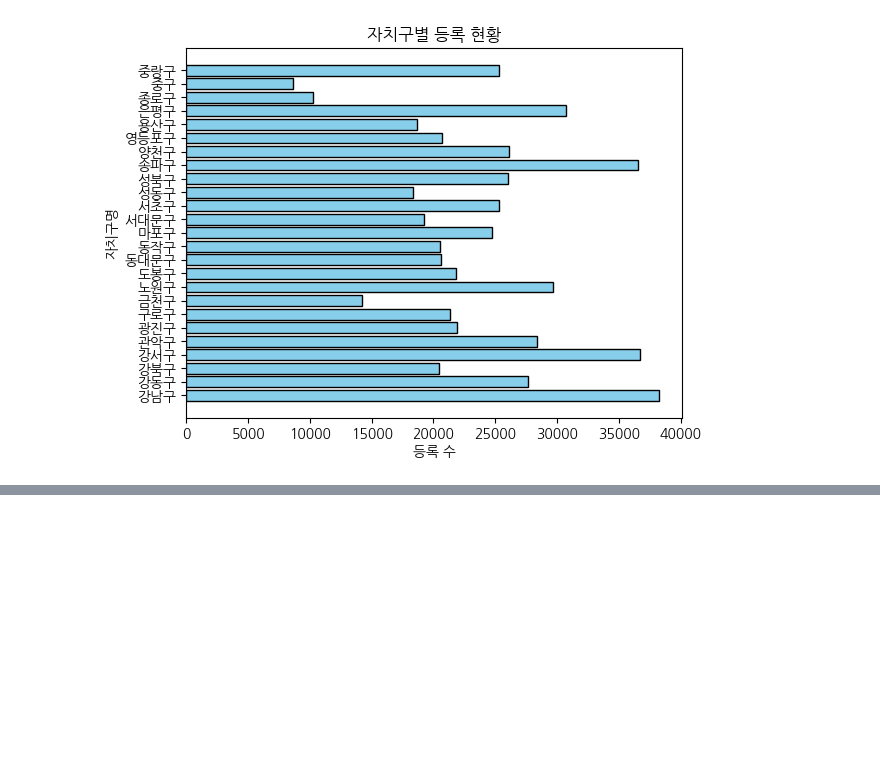
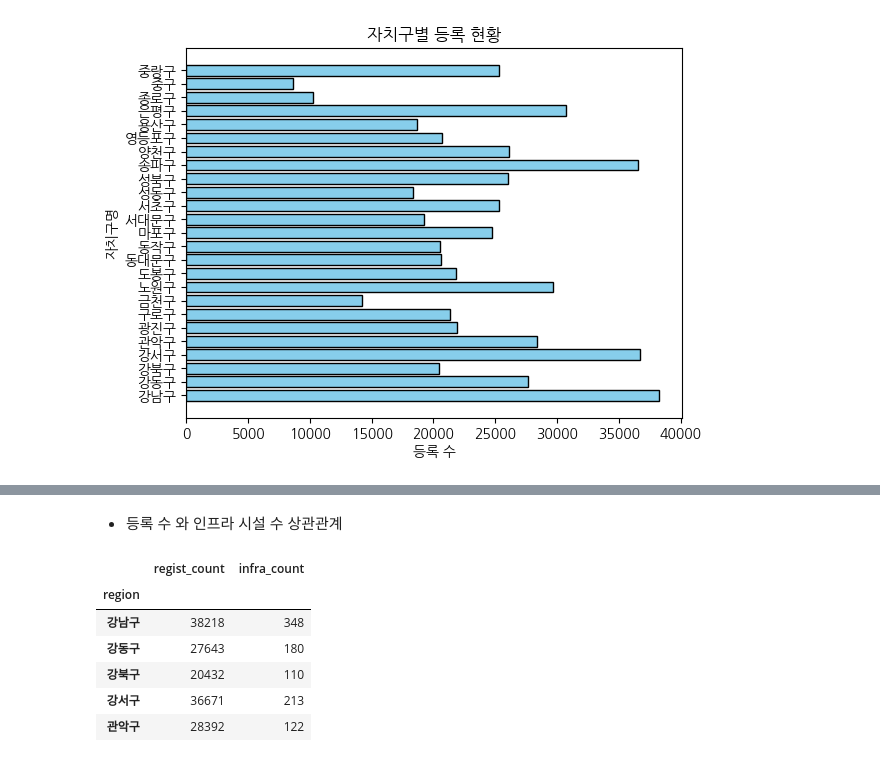
Before and after one commit to addinedu-ros-8th/eda-repo-5, a Jupyter notebook: src/petInfraAnalysis.ipynb, the cells around one changed output, grey strips where cells are left out. Cells and saved outputs as stored; diff of their text form; code cells hidden in the pictures; blank space fills up the shorter version.

```diff
--- a/src/petInfraAnalysis.ipynb
+++ b/src/petInfraAnalysis.ipynb
@@ -173,0 +217,31 @@ map
+# %%
+region_infra_pivot = region_infra_data.set_index("region")
+
+map = folium.Map(location=[37.5502, 126.982], zoom_start=11)
+
+folium.Choropleth(
+    geo_data=geo_str,
+    data=region_infra_pivot,
+    columns=[region_infra_pivot.index, "infra_count"],
+    key_on="feature.id",
+    fill_color="PuRd",
+    fill_opacity=0.7,
+    line_opacity=0.2,
+    legend_name="지역별 인프라 시설 수"
+).add_to(map)
+
+folium.GeoJson(
+    geo_str,
+    tooltip=folium.GeoJsonTooltip(
+        fields=["name"],
+        aliases=["지역명:"],
+        localize=False
+    ),
+    style_function=lambda x: {
+        'fillColor': 'transparent',  # 기존 Choropleth 색상 유지
+        'color': 'transparent',  # 경계선 제거
+        'weight': 0  # 경계선 두께 제거
+    }
+).add_to(map)
+
+map
@@ -218,3 +296,16 @@ folium.GeoJson(
 map
 # %% [output]
 [interactive output not drawn]
+# %% [markdown]
+- 등록 수 와 인프라 시설 수 상관관계
+# %%
+merged_data = pd.concat([region_regist_pivot, region_infra_pivot], axis=1)
+merged_data.head()
+# %% [output]
+|  | regist_count | infra_count |
+| region |  |  |
+| 강남구 | 38218 | 348 |
+| 강동구 | 27643 | 180 |
+| 강북구 | 20432 | 110 |
+| 강서구 | 36671 | 213 |
+| 관악구 | 28392 | 122 |
```
Also changed, not shown: parts of 14 cells of this notebook, 1 other file.
